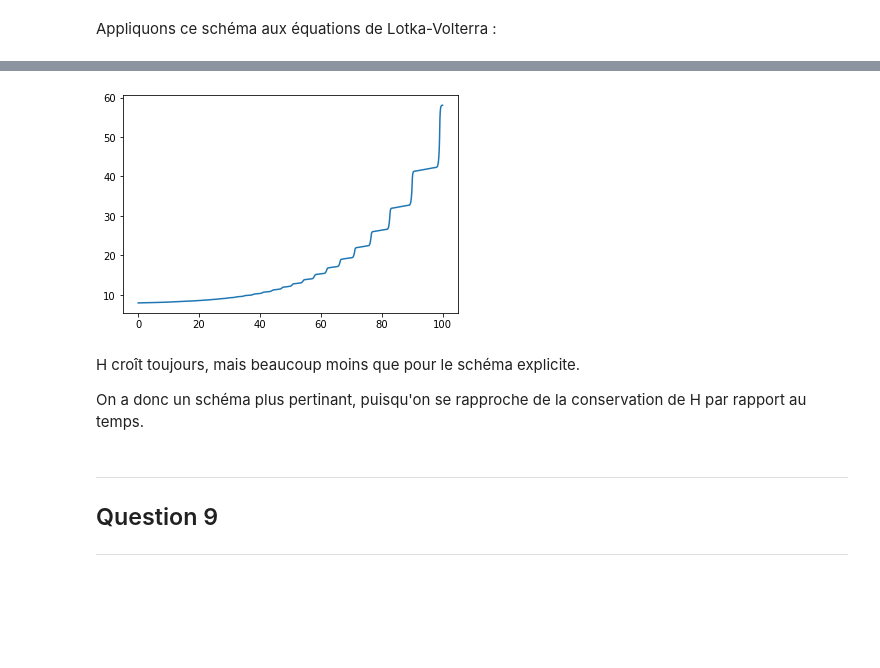
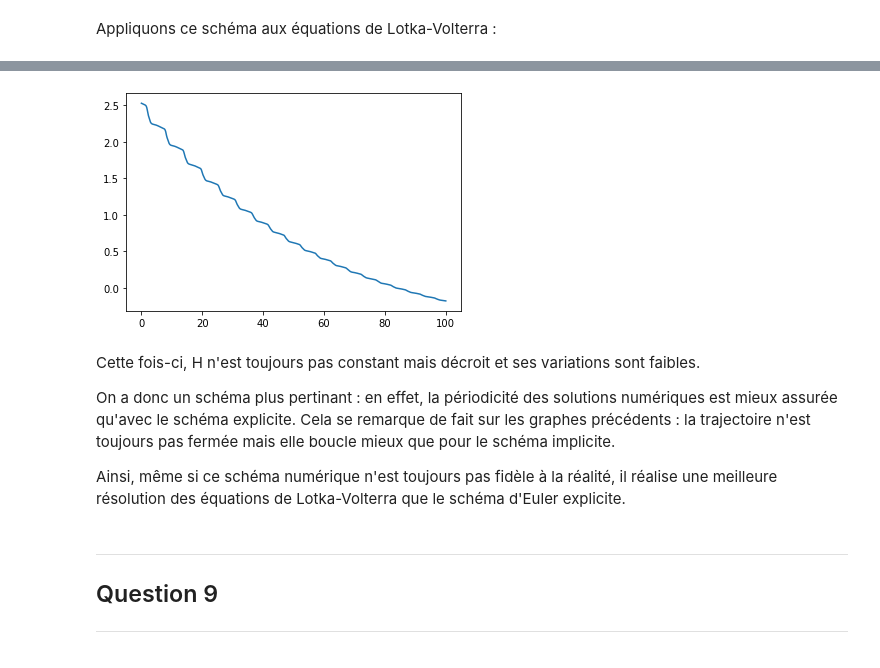
Before and after one commit to david-bretaud/equadiff, a Jupyter notebook: projet.ipynb, the cells around one changed output, grey strips where cells are left out. Cells and saved outputs as stored; diff of their text form; code cells hidden in the pictures; blank space fills up the shorter version.

```diff
--- a/projet.ipynb
+++ b/projet.ipynb
@@ -340,7 +338,8 @@ On trouve bien une droite affine, soit d'ordre 1.
 def F(t,x):
     return np.array(f(*x))
 
-sol = solve_euler_explicit(F, [0.5, 0.5], 10e-3, 0.0, 100.0)
+t0, tf = 0.0, 100.0
+sol = solve_euler_explicit(F, [0.5, 0.5], 10e-3, t0, tf)
 t, x = sol[0], np.array(sol[1]) # Conversion en array numpy pour effectuer des slices
 
 plt.plot(x[:,0], x[:,1]);
@@ -357,10 +358,7 @@ plt.plot(t, x[:,1]);
 # %% [markdown]
 Traçons désormais l'évolution de H :
 # %%
-def H(x):
-    return d*x[0] - g*np.log(x[0]) + b*x[1] - a*np.log(x[1])
-
-h = [H(el) for el in x]
+h = [H(*el) for el in x]
 plt.plot(t, h) ;
 # %% [output]
 [figure]
@@ -373,22 +371,23 @@ On ne retrouve pas le caractère constant de H par rapport au temps. Ce schéma
 
 ---
 # %%
-eps = 10e-4
+eps = 10e-2
 def solve_euler_implicit(f, x0, dt, t0, tf, itermax = 100):
-    t, x = solve_euler_explicit(f, x0, dt, t0, tf)
+    t, x = [t0], [x0]
     l = int((tf-t0)/dt)
-    for j in range(l):
+    for j in range(l-1):
+        t += [t0 + (j+1)*dt]
         def F(y):
             return x[j] + dt*f(t[j+1], y)
         x_j_0 = list(x[j]) if type(x[j]) is np.ndarray else x[j]
         x_j_k = x_j_0
         x_j_k1 = F(x_j_k)
         i = 0
-        while (la.norm(x_j_k1 - x_j_k) / la.norm(x_j_0) > eps) or (i < itermax):
+        while (la.norm(x_j_k1 - x_j_k) > eps*la.norm(x_j_0)) or (i < itermax):
             x_j_k = x_j_k1
             x_j_k1 = F(x_j_k)
             i += 1
-        x[j] = x_j_k
+        x += [x[j] + dt*f(t[j], x_j_k)]
     return t, x
 # %% [markdown]
 Vérifions sa convergence sur l'équation différentielle associée à l'exponentielle :
@@ -400,7 +399,7 @@ plt.plot(*sol) ;
 # %% [markdown]
 Appliquons ce schéma aux équations de Lotka-Volterra :
 # %%
-sol = solve_euler_implicit(F, [0.5, 0.5], 10e-3, 0.0, 100.0)
+sol = solve_euler_implicit(F, [0.5, 0.5], 10e-3, t0, tf)
 t, x = sol[0], np.array(sol[1]) # Conversion en array numpy pour effectuer des slices
 
 plt.plot(x[:,0], x[:,1]);
@@ -412,15 +413,14 @@ plt.plot(t, x[:,1]);
 # %%
-def H(x):
-    return d*x[0] - g*np.log(x[0]) + b*x[1] - a*np.log(x[1])
-
-h = [H(el) for el in x]
+h = [H(*el) for el in x]
 plt.plot(t, h) ;
 # %% [output]
-[figure, old version]
+[figure, new version]
-# %% [markdown]
-H croît toujours, mais beaucoup moins que pour le schéma explicite.
-
-On a donc un schéma plus pertinant, puisqu'on se rapproche de la conservation de H par rapport au temps.
+# %% [markdown]
+Cette fois-ci, H n'est toujours pas constant mais décroit et ses variations sont faibles.
+
+On a donc un schéma plus pertinant : en effet, la périodicité des solutions numériques est mieux assurée qu'avec le schéma explicite. Cela se remarque de fait sur les graphes précédents : la trajectoire n'est toujours pas fermée mais elle boucle mieux que pour le schéma implicite.
+
+Ainsi, même si ce schéma numérique n'est toujours pas fidèle à la réalité, il réalise une meilleure résolution des équations de Lotka-Volterra que le schéma d'Euler explicite.
 # %% [markdown]
 ---
 
```
Also changed, not shown: parts of 8 cells of this notebook.
